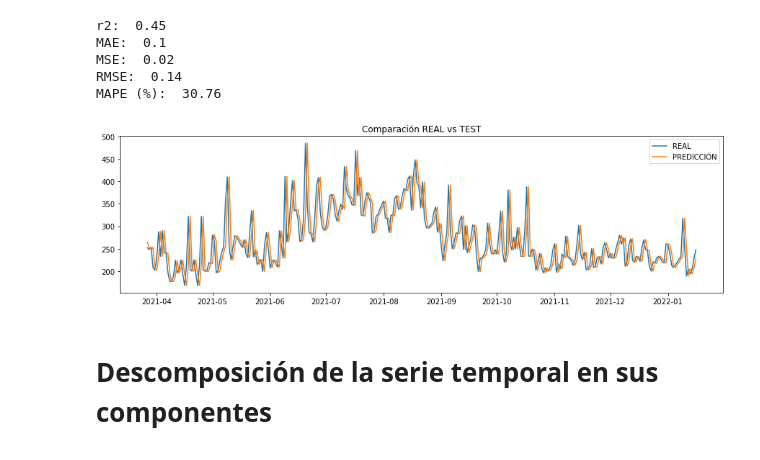
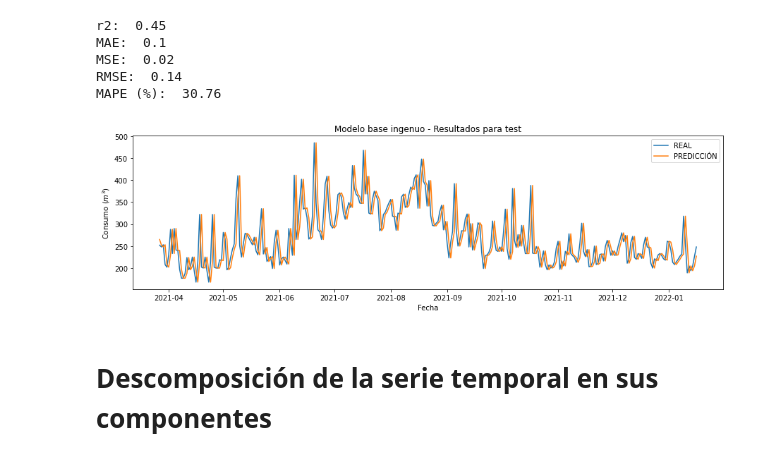
Before and after one commit to AlexMtGit/TFG, a Jupyter notebook: Notebooks/02_Baseline.ipynb, the cells around one changed output. Saved outputs shown, nothing was run; the diff lists cells and outputs as text; code cells hidden in the pictures.

```diff
--- a/Notebooks/02_Baseline.ipynb
+++ b/Notebooks/02_Baseline.ipynb
@@ -60,13 +60,15 @@ RMSE:  0.14
 MAPE (%):  30.76
 # %%
 plt.rcParams["figure.figsize"] = (15,4)
-plt.title('Comparación REAL vs TEST')
+plt.title('Modelo base ingenuo - Resultados para test')
 plt.plot(test, label='REAL')
 plt.plot(predicted, label='PREDICCIÓN')
+plt.xlabel("Fecha")
+plt.ylabel("Consumo ($m^3$)")
 plt.legend()
 plt.show()
 # %% [output]
-[figure, old version]
+[figure, new version]
 # %% [markdown]
 # Descomposición de la serie temporal en sus componentes
 # %%
```
Also changed, not shown: parts of 5 cells of this notebook, 13 other files.
